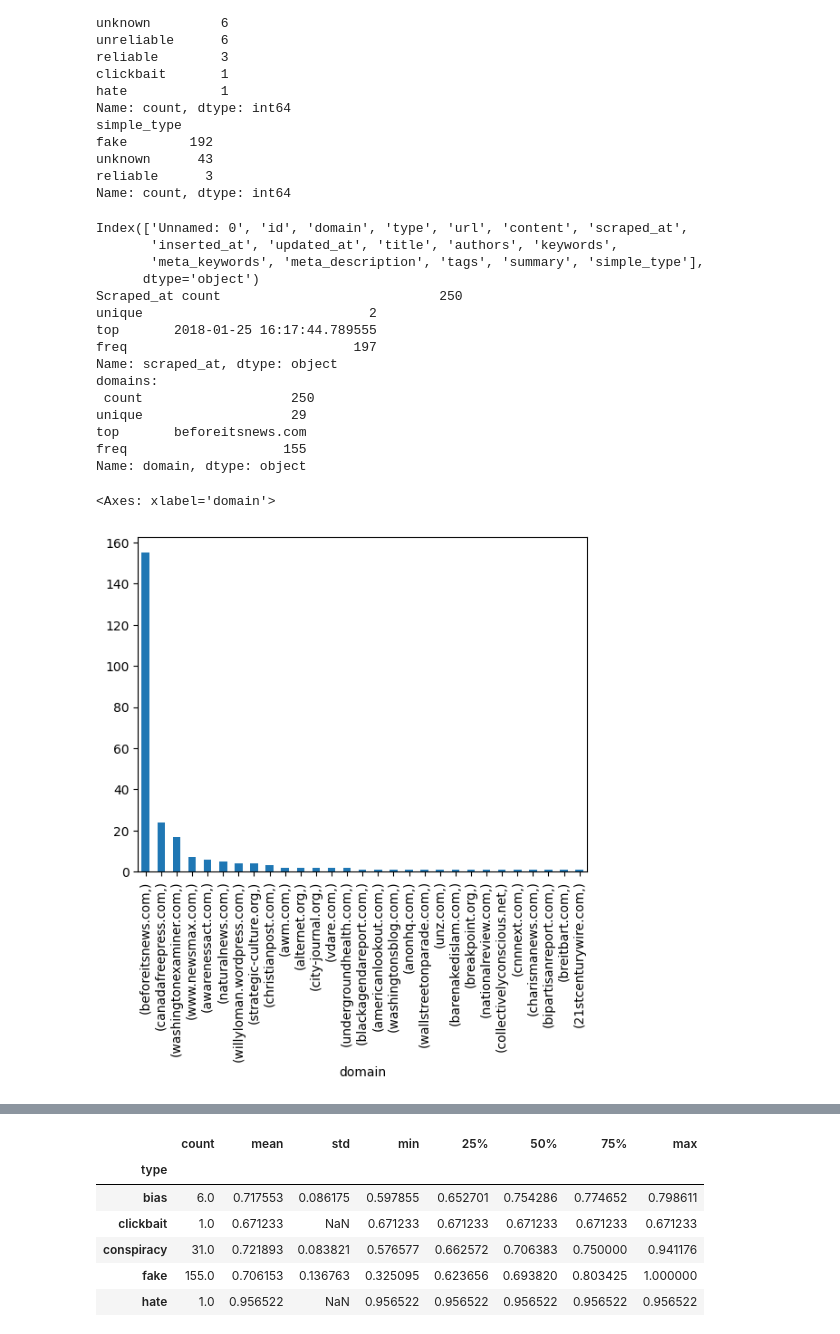
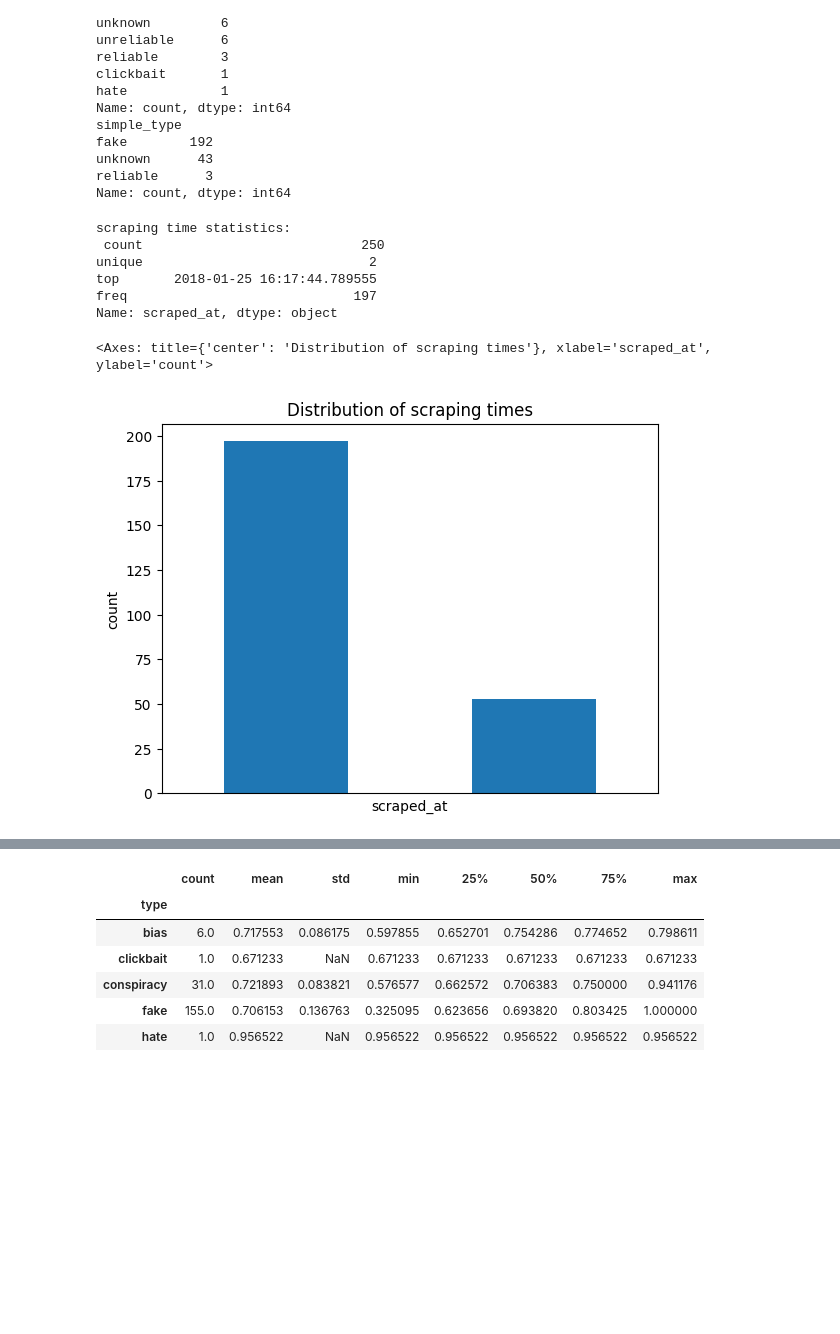
Before and after one commit to emiloerum/GDS_Project, a Jupyter notebook: projecttask1.ipynb, the cells around one changed output, grey strips where cells are left out. Saved outputs shown, nothing was run; the diff lists cells and outputs as text; code cells hidden in the pictures; blank space fills up the shorter version.

```diff
--- a/projecttask1.ipynb
+++ b/projecttask1.ipynb
@@ -277,30 +279,17 @@ reliable      3
 Name: count, dtype: int64
 # %%
 #More  exploration
-print(news_data.columns)
-
-print("Scraped_at", news_data['scraped_at'].describe())
+print("scraping time statistics:\n", news_data['scraped_at'].describe())
+#print("\n\n distribution: \n", news_data['scraped_at'].value_counts())
+news_data["scraped_at"].to_frame().value_counts().plot(kind='bar',ylabel="count",title="Distribution of scraping times",xticks=[])
 #dvs de er alle sammen indsamlet i 2018
 #obs: det virker ikke muligt at finde ud af præcis hvornår hver enkelt artikel er fra? Det virker vigtigt
-
-print("domains:\n", news_data['domain'].describe())
-news_data['domain'].to_frame().value_counts().plot(kind='bar')
-#obs: 155 af data kommer fra den samme, og generelt ikke særligt velfordelte kilder
 # %% [output]
-Index(['Unnamed: 0', 'id', 'domain', 'type', 'url', 'content', 'scraped_at',
-       'inserted_at', 'updated_at', 'title', 'authors', 'keywords',
-       'meta_keywords', 'meta_description', 'tags', 'summary', 'simple_type'],
-      dtype='object')
-Scraped_at count                            250
+scraping time statistics:
+ count                            250
 unique                             2
 top       2018-01-25 16:17:44.789555
 freq                             197
 Name: scraped_at, dtype: object
-domains:
- count                   250
-unique                   29
-top       beforeitsnews.com
-freq                    155
-Name: domain, dtype: object
-<Axes: xlabel='domain'>
+<Axes: title={'center': 'Distribution of scraping times'}, xlabel='scraped_at', ylabel='count'>
-[figure, old version]
+[figure, new version]
```
Also changed, not shown: parts of 18 cells of this notebook, 4 other files.
